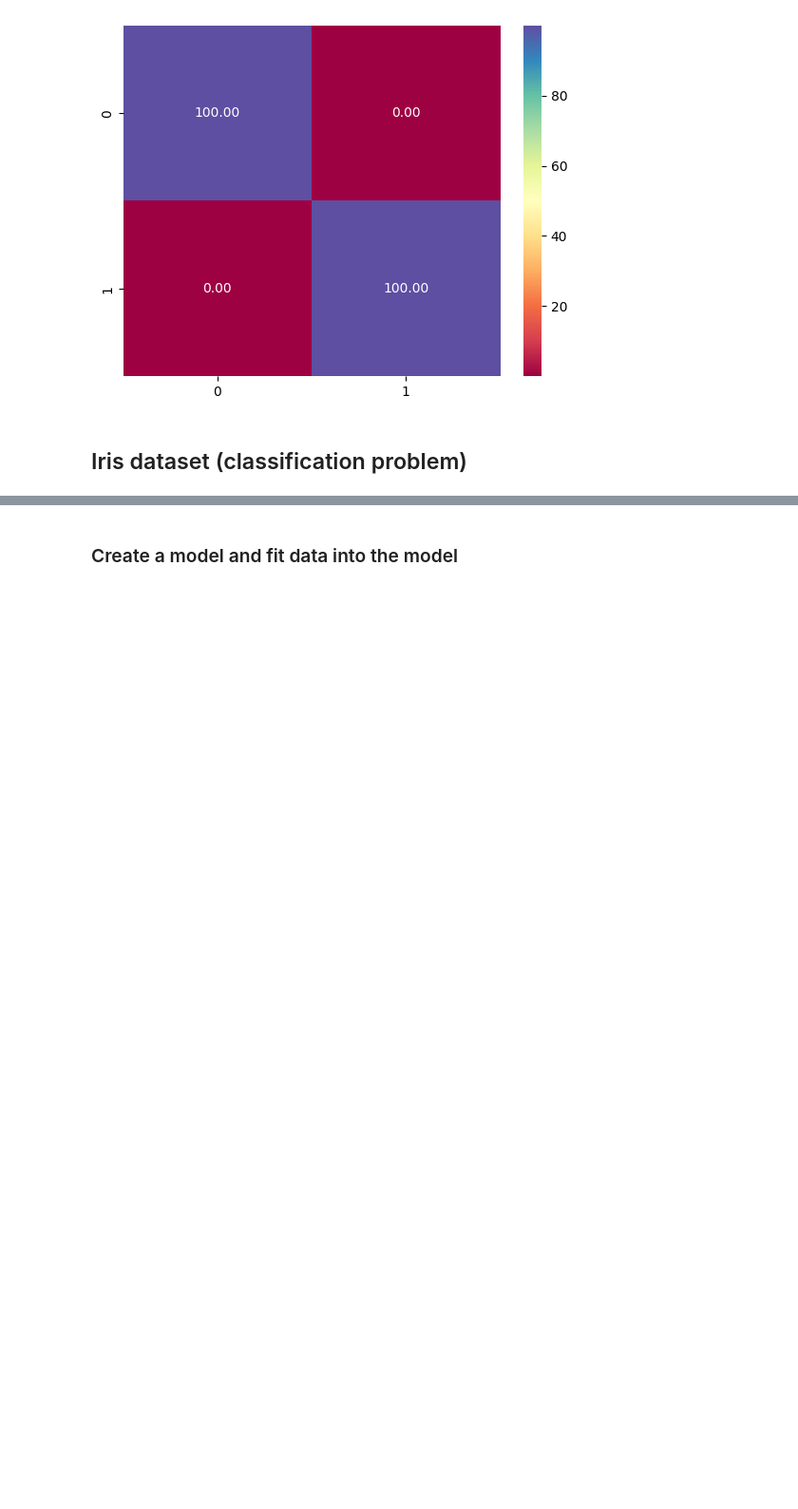
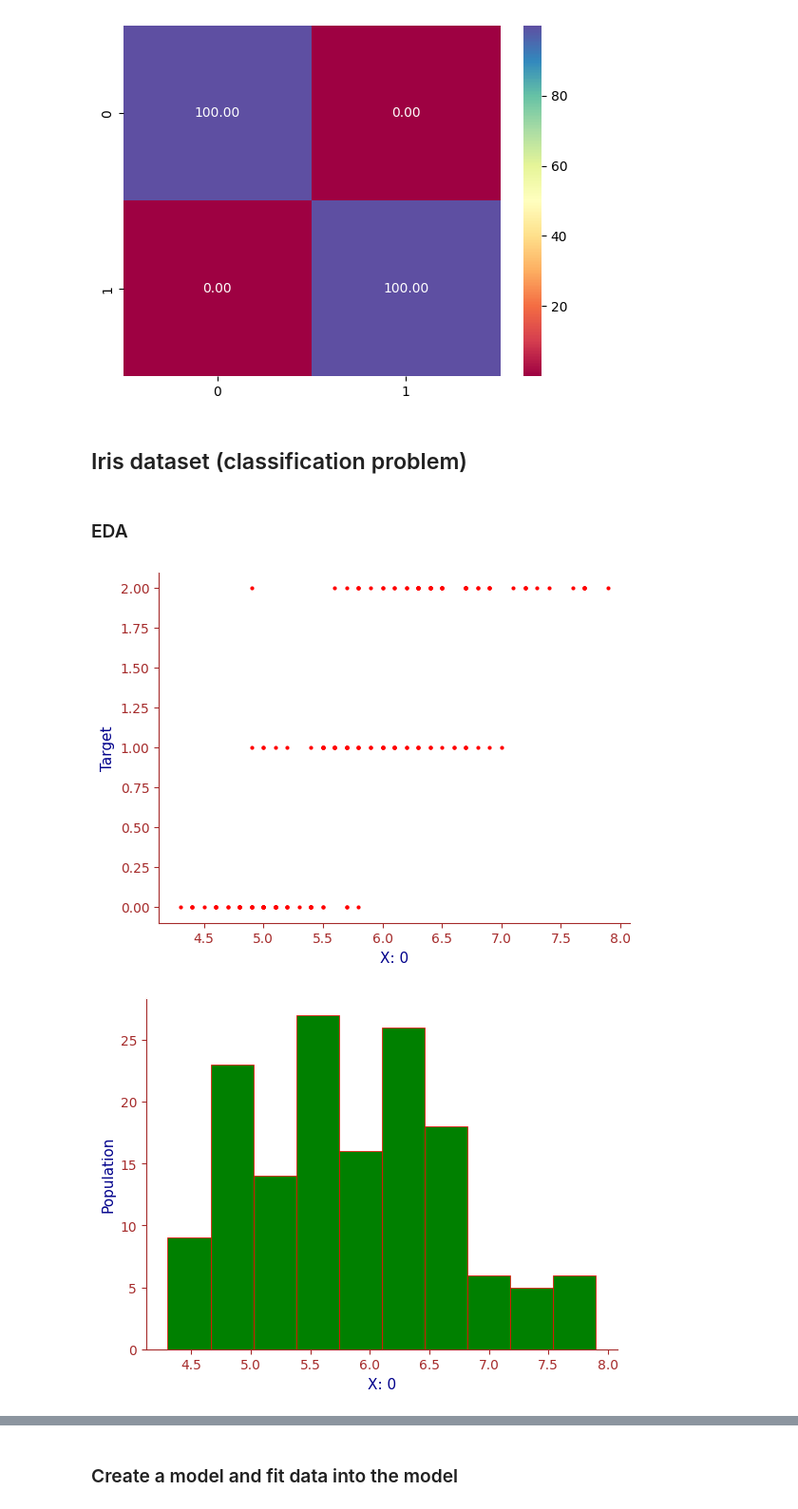
Before and after one commit to thaiduongngo/sunrise-notebooks, a Jupyter notebook: notebooks/ml_ensemble.ipynb, the cells around one changed output, grey strips where cells are left out. Shown: that part at 95% size. Drawn from its saved outputs; the diff is of its cells as text; code cells hidden in the pictures; blank space fills up the shorter version.

```diff
--- a/notebooks/ml_ensemble.ipynb
+++ b/notebooks/ml_ensemble.ipynb
@@ -75,3 +166,10 @@ sns.heatmap(y_gbc_p, annot=True, cmap=COLOR_MAP, fmt=".2f");
 # %%
 X1, y1 = load_iris(return_X_y=True)
 X1_train, X1_test, y1_train, y1_test = train_test_split(X1, y1, test_size=0.2, random_state=N_SEED)
+# %% [markdown]
+### EDA
+# %%
+plot_features(X1, y1)
+# %% [output]
+[figure, added]
+[figure, added]
```
Also changed, not shown: parts of 30 cells of this notebook, 2 other files.
